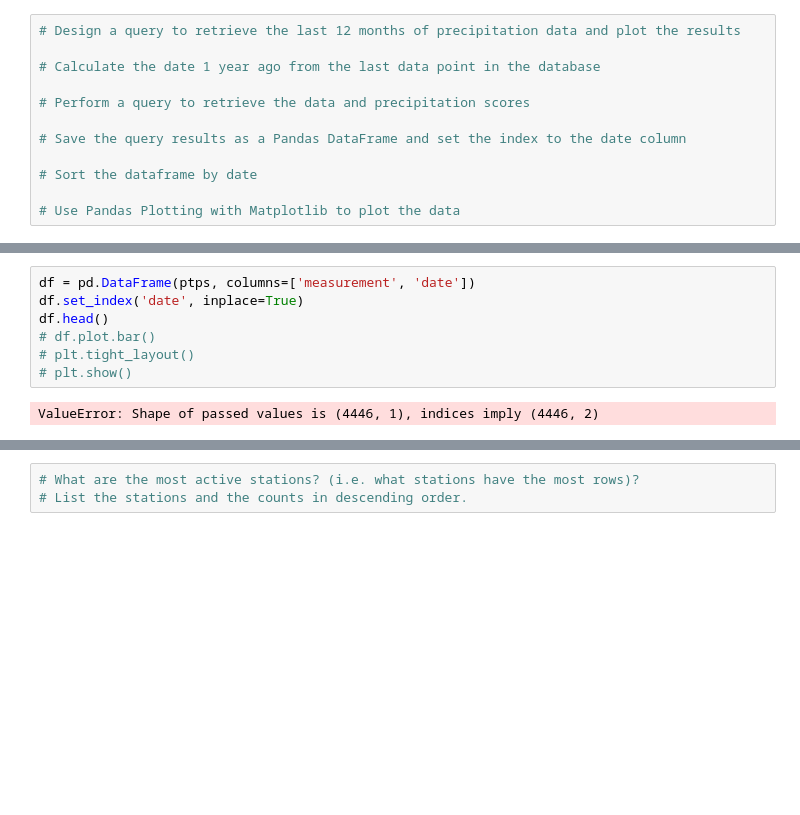
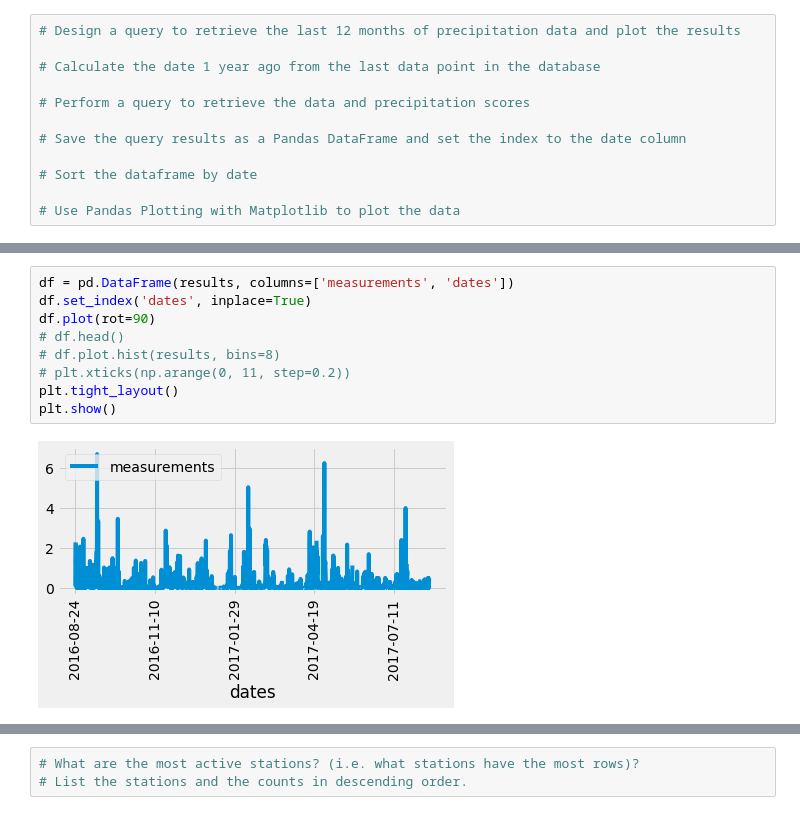
Before and after one commit to cynthiakellogg/sqlalchemy-challenge, a Jupyter notebook: climate_starter.ipynb, the cells around one changed output, grey strips where cells are left out. Drawn from its saved outputs; the diff is of its cells as text; blank space fills up the shorter version.

Commit message:
fixed plot chart for precipitation

```diff
--- a/climate_starter.ipynb
+++ b/climate_starter.ipynb
@@ -105,11 +144,13 @@ for result in results:
 # %%
-df = pd.DataFrame(ptps, columns=['measurement', 'date'])
-df.set_index('date', inplace=True)
-df.head()
-# df.plot.bar()
-# plt.tight_layout()
-# plt.show()
+df = pd.DataFrame(results, columns=['measurements', 'dates'])
+df.set_index('dates', inplace=True)
+df.plot(rot=90)
+# df.head()
+# df.plot.hist(results, bins=8)
+# plt.xticks(np.arange(0, 11, step=0.2))
+plt.tight_layout()
+plt.show()
 # %% [output]
-ValueError: Shape of passed values is (4446, 1), indices imply (4446, 2)
+[figure, added]
 # %%
 # Use Pandas to calcualte the summary statistics for the precipitation data
```
Also changed, not shown: parts of 11 cells of this notebook.
